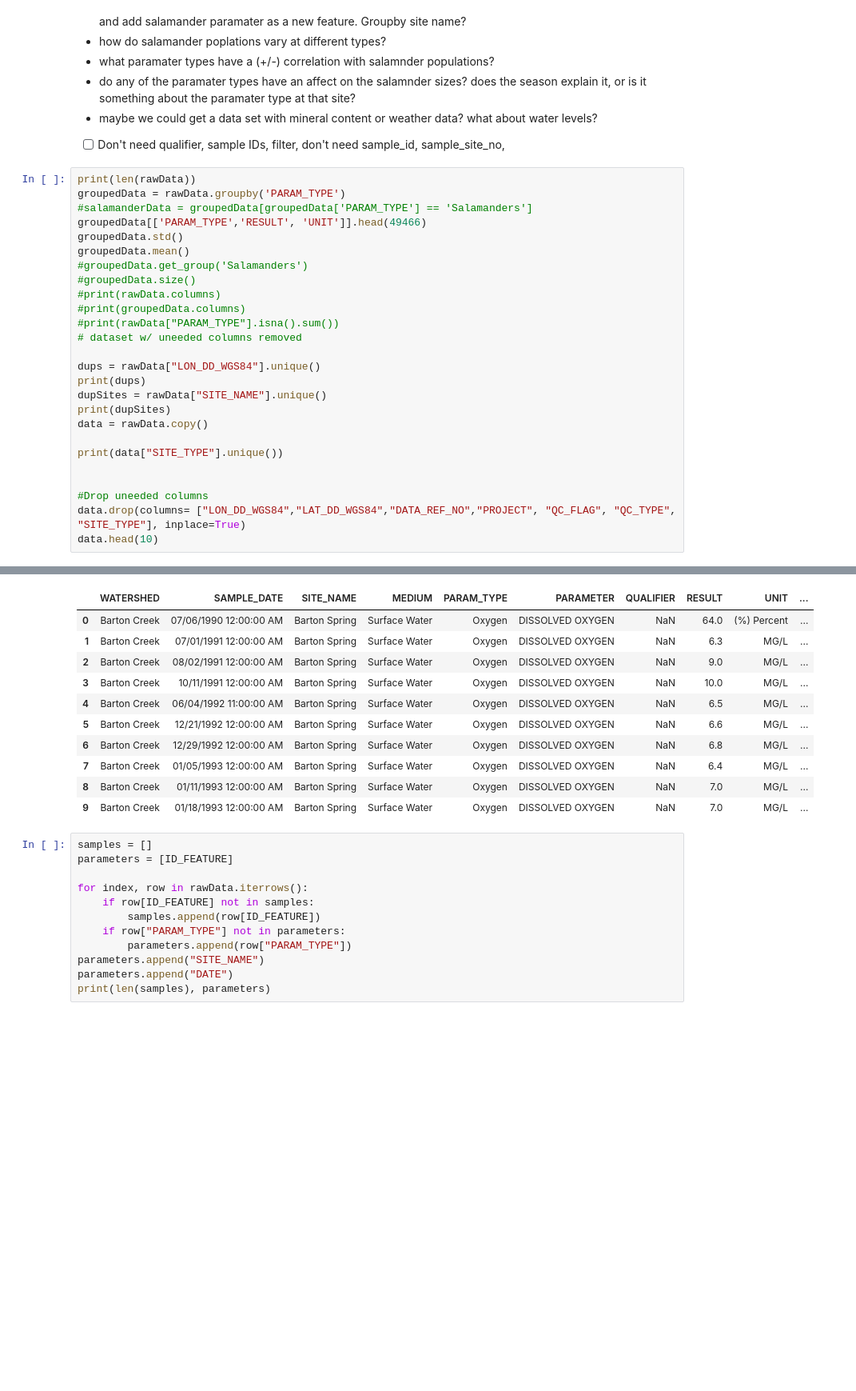
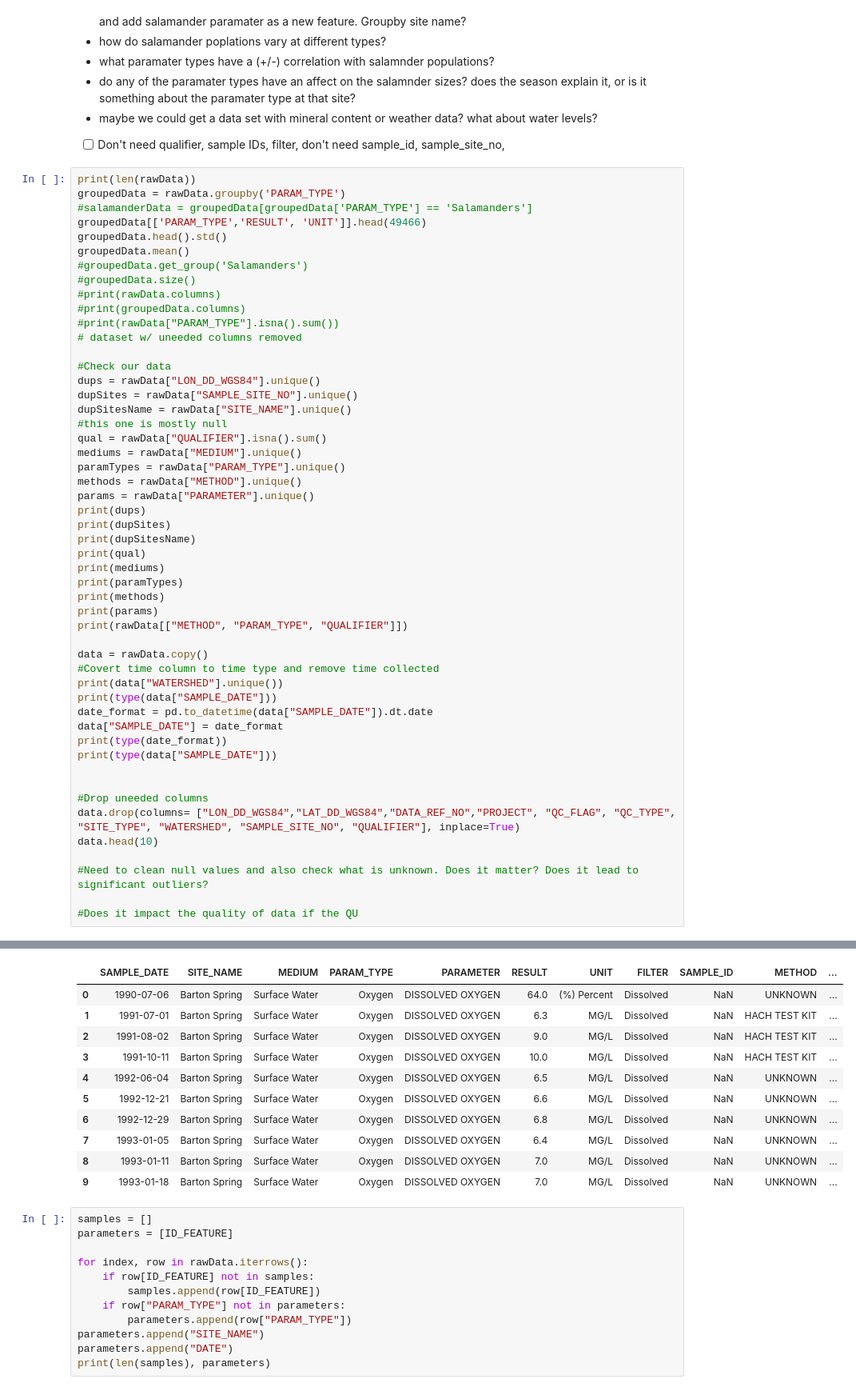
Before and after one commit to benjamin010095/BartonSpringsSalamanders, a Jupyter notebook: Barton Springs Salamanders.ipynb, the cells around one changed output, grey strips where cells are left out. Shown at 80% size. Saved outputs shown, nothing was run; the diff lists cells and outputs as text; blank space fills up the shorter version.

Commit message:
did some data removal

```diff
--- a/Barton Springs Salamanders.ipynb
+++ b/Barton Springs Salamanders.ipynb
@@ -60,7 +61,7 @@ print(len(rawData))
 groupedData = rawData.groupby('PARAM_TYPE')
 #salamanderData = groupedData[groupedData['PARAM_TYPE'] == 'Salamanders']
 groupedData[['PARAM_TYPE','RESULT', 'UNIT']].head(49466)
-groupedData.std()
+groupedData.head().std()
 groupedData.mean()
 #groupedData.get_group('Salamanders')
 #groupedData.size()
@@ -69,18 +70,43 @@ groupedData.mean()
 #print(rawData["PARAM_TYPE"].isna().sum())
 # dataset w/ uneeded columns removed
 
+#Check our data
 dups = rawData["LON_DD_WGS84"].unique()
+dupSites = rawData["SAMPLE_SITE_NO"].unique()
+dupSitesName = rawData["SITE_NAME"].unique()
+#this one is mostly null
+qual = rawData["QUALIFIER"].isna().sum()
+mediums = rawData["MEDIUM"].unique()
+paramTypes = rawData["PARAM_TYPE"].unique()
+methods = rawData["METHOD"].unique()
+params = rawData["PARAMETER"].unique()
 print(dups)
-dupSites = rawData["SITE_NAME"].unique()
 print(dupSites)
+print(dupSitesName)
+print(qual)
+print(mediums)
+print(paramTypes)
+print(methods)
+print(params)
+print(rawData[["METHOD", "PARAM_TYPE", "QUALIFIER"]])
+
 data = rawData.copy()
-
-print(data["SITE_TYPE"].unique())
+#Covert time column to time type and remove time collected
+print(data["WATERSHED"].unique())
+print(type(data["SAMPLE_DATE"]))
+date_format = pd.to_datetime(data["SAMPLE_DATE"]).dt.date
+data["SAMPLE_DATE"] = date_format
+print(type(date_format))
+print(type(data["SAMPLE_DATE"]))
 
 
 #Drop uneeded columns
-data.drop(columns= ["LON_DD_WGS84","LAT_DD_WGS84","DATA_REF_NO","PROJECT", "QC_FLAG", "QC_TYPE", "SITE_TYPE"], inplace=True)
+data.drop(columns= ["LON_DD_WGS84","LAT_DD_WGS84","DATA_REF_NO","PROJECT", "QC_FLAG", "QC_TYPE", "SITE_TYPE", "WATERSHED", "SAMPLE_SITE_NO", "QUALIFIER"], inplace=True)
 data.head(10)
+
+#Need to clean null values and also check what is unknown. Does it matter? Does it lead to significant outliers?
+
+#Does it impact the quality of data if the QU
 # %% [output]
 49466
 [-97.77097968 -97.76807574 -97.77006059 -97.7737817  -97.77443041
@@ -92,14 +128,14 @@ data.head(10)
-|  | WATERSHED | SAMPLE_DATE | SITE_NAME | MEDIUM | PARAM_TYPE | PARAMETER | QUALIFIER | RESULT | UNIT | ... |
-| 0 | Barton Creek | 07/06/1990 12:00:00 AM | Barton Spring | Surface Water | Oxygen | DISSOLVED OXYGEN | NaN | 64.0 | (%) Percent | ... |
-| 1 | Barton Creek | 07/01/1991 12:00:00 AM | Barton Spring | Surface Water | Oxygen | DISSOLVED OXYGEN | NaN | 6.3 | MG/L | ... |
-| 2 | Barton Creek | 08/02/1991 12:00:00 AM | Barton Spring | Surface Water | Oxygen | DISSOLVED OXYGEN | NaN | 9.0 | MG/L | ... |
-| 3 | Barton Creek | 10/11/1991 12:00:00 AM | Barton Spring | Surface Water | Oxygen | DISSOLVED OXYGEN | NaN | 10.0 | MG/L | ... |
-| 4 | Barton Creek | 06/04/1992 11:00:00 AM | Barton Spring | Surface Water | Oxygen | DISSOLVED OXYGEN | NaN | 6.5 | MG/L | ... |
-| 5 | Barton Creek | 12/21/1992 12:00:00 AM | Barton Spring | Surface Water | Oxygen | DISSOLVED OXYGEN | NaN | 6.6 | MG/L | ... |
-| 6 | Barton Creek | 12/29/1992 12:00:00 AM | Barton Spring | Surface Water | Oxygen | DISSOLVED OXYGEN | NaN | 6.8 | MG/L | ... |
-| 7 | Barton Creek | 01/05/1993 12:00:00 AM | Barton Spring | Surface Water | Oxygen | DISSOLVED OXYGEN | NaN | 6.4 | MG/L | ... |
-| 8 | Barton Creek | 01/11/1993 12:00:00 AM | Barton Spring | Surface Water | Oxygen | DISSOLVED OXYGEN | NaN | 7.0 | MG/L | ... |
-| 9 | Barton Creek | 01/18/1993 12:00:00 AM | Barton Spring | Surface Water | Oxygen | DISSOLVED OXYGEN | NaN | 7.0 | MG/L | ... |
+|  | SAMPLE_DATE | SITE_NAME | MEDIUM | PARAM_TYPE | PARAMETER | RESULT | UNIT | FILTER | SAMPLE_ID | METHOD | ... |
+| 0 | 1990-07-06 | Barton Spring | Surface Water | Oxygen | DISSOLVED OXYGEN | 64.0 | (%) Percent | Dissolved | NaN | UNKNOWN | ... |
+| 1 | 1991-07-01 | Barton Spring | Surface Water | Oxygen | DISSOLVED OXYGEN | 6.3 | MG/L | Dissolved | NaN | HACH TEST KIT | ... |
+| 2 | 1991-08-02 | Barton Spring | Surface Water | Oxygen | DISSOLVED OXYGEN | 9.0 | MG/L | Dissolved | NaN | HACH TEST KIT | ... |
+| 3 | 1991-10-11 | Barton Spring | Surface Water | Oxygen | DISSOLVED OXYGEN | 10.0 | MG/L | Dissolved | NaN | HACH TEST KIT | ... |
+| 4 | 1992-06-04 | Barton Spring | Surface Water | Oxygen | DISSOLVED OXYGEN | 6.5 | MG/L | Dissolved | NaN | UNKNOWN | ... |
+| 5 | 1992-12-21 | Barton Spring | Surface Water | Oxygen | DISSOLVED OXYGEN | 6.6 | MG/L | Dissolved | NaN | UNKNOWN | ... |
+| 6 | 1992-12-29 | Barton Spring | Surface Water | Oxygen | DISSOLVED OXYGEN | 6.8 | MG/L | Dissolved | NaN | UNKNOWN | ... |
+| 7 | 1993-01-05 | Barton Spring | Surface Water | Oxygen | DISSOLVED OXYGEN | 6.4 | MG/L | Dissolved | NaN | UNKNOWN | ... |
+| 8 | 1993-01-11 | Barton Spring | Surface Water | Oxygen | DISSOLVED OXYGEN | 7.0 | MG/L | Dissolved | NaN | UNKNOWN | ... |
+| 9 | 1993-01-18 | Barton Spring | Surface Water | Oxygen | DISSOLVED OXYGEN | 7.0 | MG/L | Dissolved | NaN | UNKNOWN | ... |
 # %%
 samples = []
 parameters = [ID_FEATURE]
```
Also changed, not shown: parts of 2 cells of this notebook.
